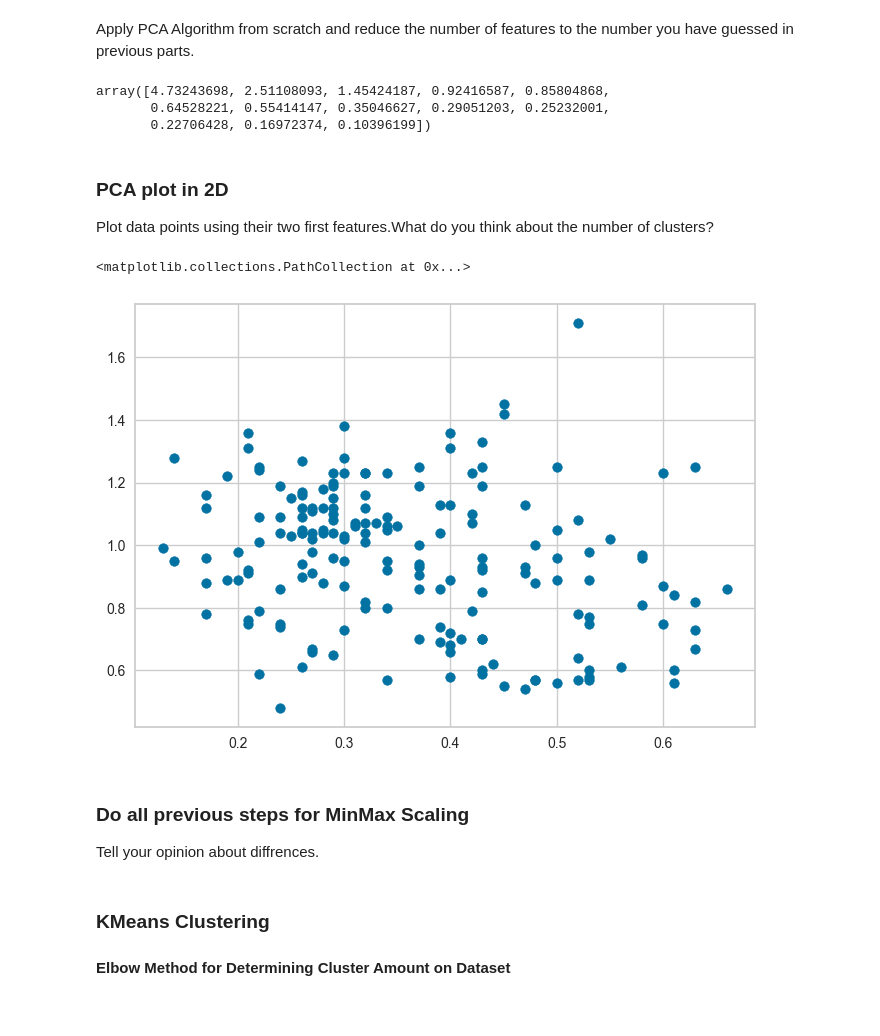
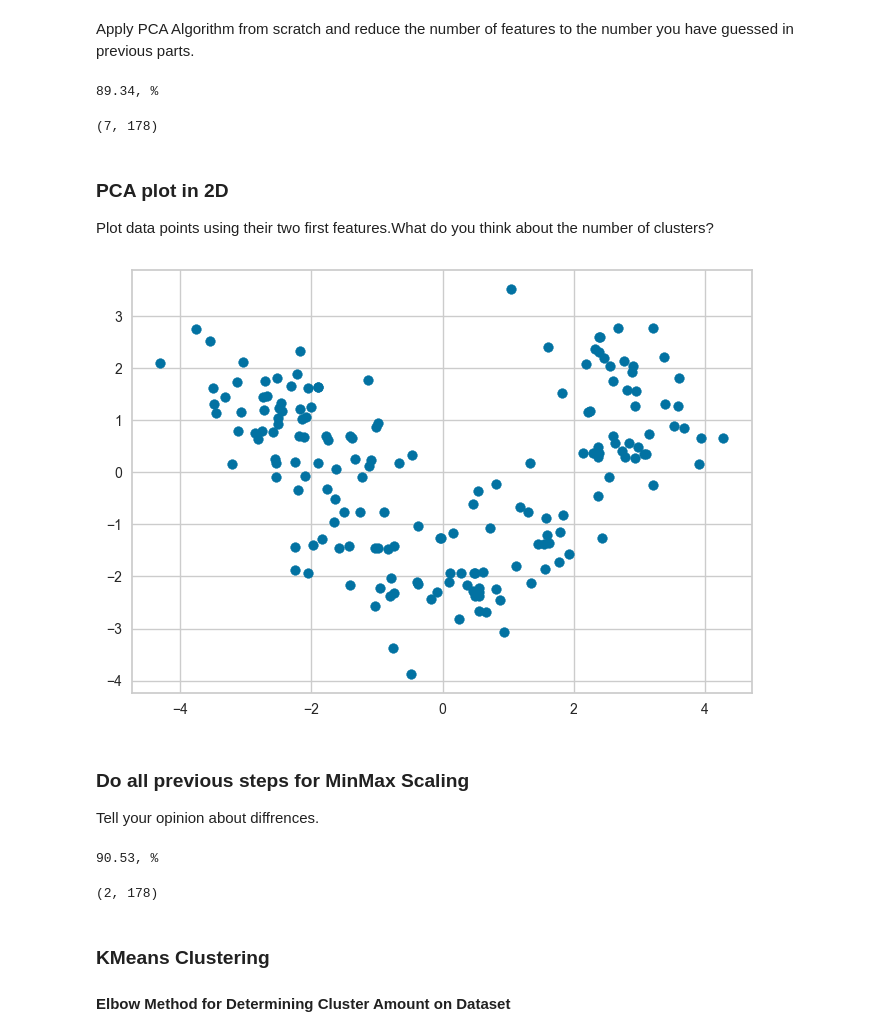
Before and after one commit to AliKouchekzade/MMIE_CHW3, a Jupyter notebook: CHW3.ipynb, the cells around one changed output. Saved outputs shown, nothing was run; the diff lists cells and outputs as text; code cells hidden in the pictures.

```diff
--- a/CHW3.ipynb
+++ b/CHW3.ipynb
@@ -362,10 +362,10 @@ Calculate principal components and plot Explained variance by each component.
 ##Your Code start here
 Data = np.array(Datapoint.values,dtype=np.float64).T
 standardScaler = StandardScaler()
-Data = np.array([standardScaler.fit_transform(row.reshape(-1,1)).reshape(178,) for row in Data])
-m , n = Data.shape
-mean = np.array([np.mean(row) for row in Data])
-var = np.array([np.var(row) for row in Data])
+Data_standard = np.array([standardScaler.fit_transform(row.reshape(-1,1)).reshape(178,) for row in Data])
+m , n = Data_standard.shape
+mean = np.array([np.mean(row) for row in Data_standard])
+var = np.array([np.var(row) for row in Data_standard])
 print('mean of each row is 0 = ',np.allclose(mean,np.zeros(m,)))
 print('variance of each row is 1 =',np.allclose(var,np.full((n,1),1)))
 ##Your Code ends here
@@ -376,24 +376,29 @@ variance of each row is 1 = True
 Apply PCA Algorithm from scratch and reduce the number of features to the number you have guessed in previous parts.
 # %%
 ##Your Code start here
-S = (Data @ Data.T) / (n - 1)
-U, eign , V = np.linalg.svd(S)
-eign
+S = (Data_standard @ Data_standard.T) / (n - 1)
+values,vectors = np.linalg.eig(S)
+originalsum = sum(values)
+values = values[:7].copy()
+pcasum = sum(values)
+print("{:.2f}, %".format(pcasum/originalsum * 100))
+vectors = vectors[:,:7].copy()
+pca_std_datapoint = vectors.T @ Data_standard
+pca_std_datapoint.shape
 ##Your Code ends here
 # %% [output]
-array([4.73243698, 2.51108093, 1.45424187, 0.92416587, 0.85804868,
-       0.64528221, 0.55414147, 0.35046627, 0.29051203, 0.25232001,
-       0.22706428, 0.16972374, 0.10396199])
+89.34, %
+(7, 178)
 # %% [markdown]
 ### PCA plot in 2D
 Plot data points using their two first features.What do you think about the number of clusters?
 # %%
 ##Your Code start here
-plt.scatter(Datapoint['f7'],Datapoint['f10'])
+plt.scatter(pca_std_datapoint[0,:],pca_std_datapoint[1,:])
+plt.show()
 ##Your Code ends here
 # %% [output]
-<matplotlib.collections.PathCollection at 0x...>
-[figure, old version]
+[figure, new version]
 # %% [markdown]
 ### Do all previous steps for MinMax Scaling
 Tell your opinion about diffrences.
@@ -404,3 +405,20 @@ Tell your opinion about diffrences.
+# %%
+##Your Code start here
+standardScaler = MinMaxScaler()
+Data_minmax = np.array([standardScaler.fit_transform(row.reshape(-1,1)).reshape(178,) for row in Data])
+S = (Data_minmax @ Data_minmax.T) / (n - 1)
+values,vectors = np.linalg.eig(S)
+originalsum = sum(values)
+values = values[:2].copy()
+pcasum = sum(values)
+print("{:.2f}, %".format(pcasum/originalsum * 100))
+vectors = vectors[:,:2].copy()
+PCAData_minmax = vectors.T @ Data_minmax
+PCAData_minmax.shape
+##Your Code ends here
+# %% [output]
+90.53, %
+(2, 178)
 # %% [markdown]
 ### KMeans Clustering
 #### Elbow Method for Determining Cluster Amount on  Dataset
```
Also changed, not shown: parts of 7 cells of this notebook.
